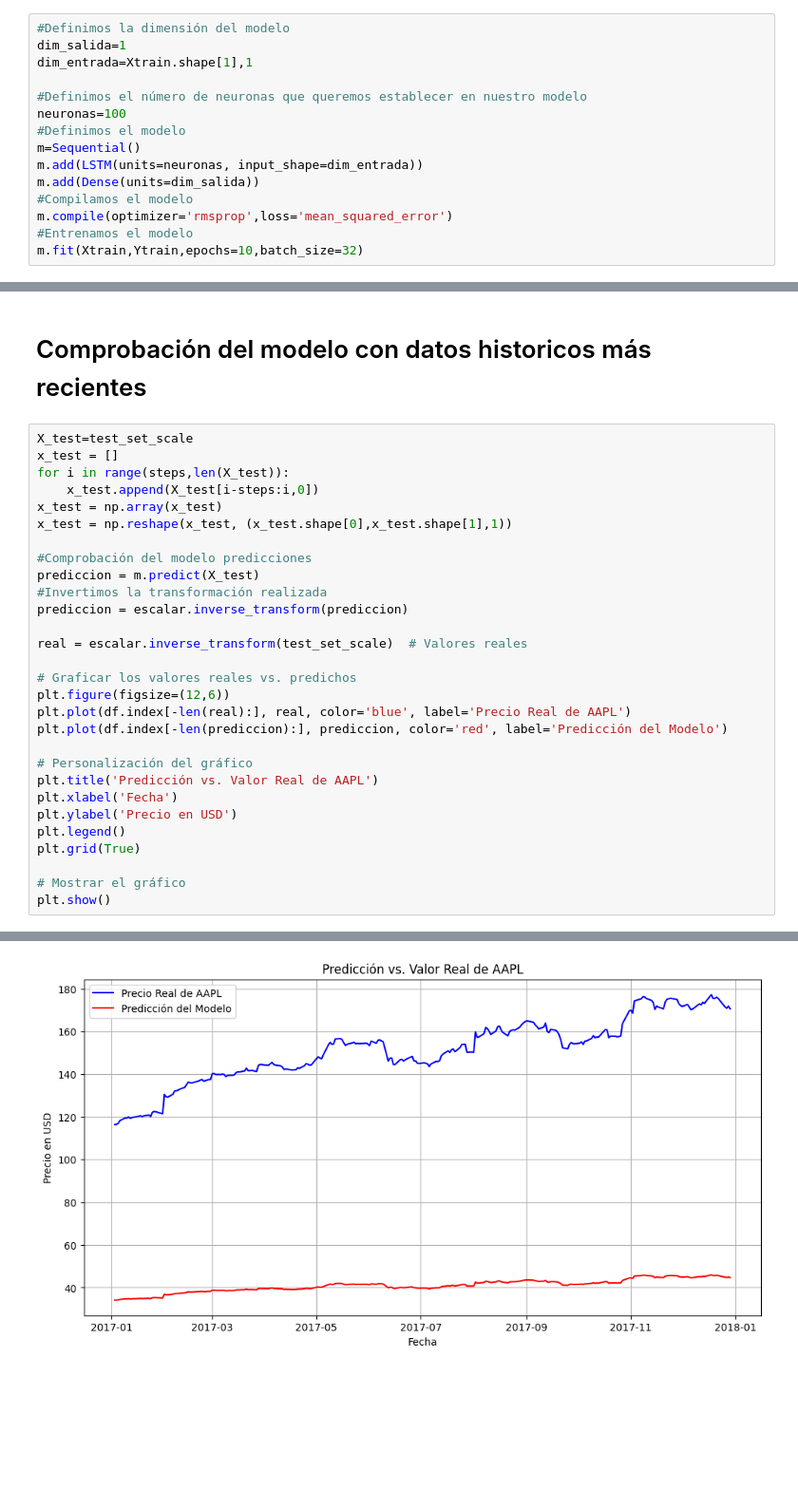
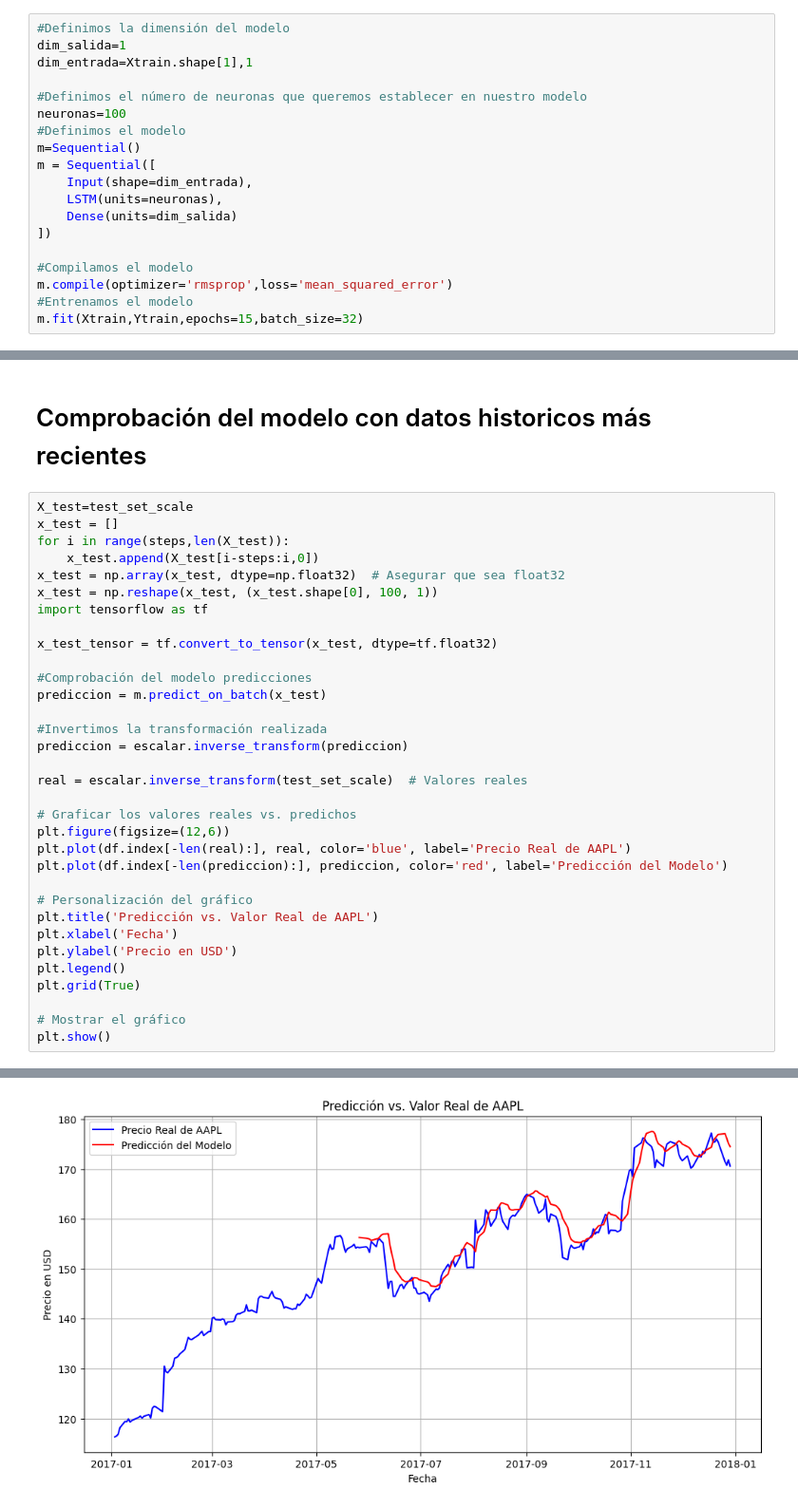
Before and after one commit to Ila021/MCIO1, a Jupyter notebook: Predicción_de_variables_temporales.ipynb, the cells around one changed output, grey strips where cells are left out. Shown at 95% size. Cells and saved outputs as stored; diff of their text form; blank space fills up the shorter version.

```diff
--- a/Predicción_de_variables_temporales.ipynb
+++ b/Predicción_de_variables_temporales.ipynb
@@ -120,10 +123,14 @@ dim_entrada=Xtrain.shape[1],1
 neuronas=100
 #Definimos el modelo
 m=Sequential()
-m.add(LSTM(units=neuronas, input_shape=dim_entrada))
-m.add(Dense(units=dim_salida))
+m = Sequential([
+    Input(shape=dim_entrada),
+    LSTM(units=neuronas),
+    Dense(units=dim_salida)
+])
+
 #Compilamos el modelo
 m.compile(optimizer='rmsprop',loss='mean_squared_error')
 #Entrenamos el modelo
-m.fit(Xtrain,Ytrain,epochs=10,batch_size=32)
+m.fit(Xtrain,Ytrain,epochs=15,batch_size=32)
 # %% [output]
@@ -155,11 +159,15 @@ X_test=test_set_scale
 x_test = []
 for i in range(steps,len(X_test)):
     x_test.append(X_test[i-steps:i,0])
-x_test = np.array(x_test)
-x_test = np.reshape(x_test, (x_test.shape[0],x_test.shape[1],1))
+x_test = np.array(x_test, dtype=np.float32)  # Asegurar que sea float32
+x_test = np.reshape(x_test, (x_test.shape[0], 100, 1))
+import tensorflow as tf
+
+x_test_tensor = tf.convert_to_tensor(x_test, dtype=tf.float32)
 
 #Comprobación del modelo predicciones
-prediccion = m.predict(X_test)
+prediccion = m.predict_on_batch(x_test)
+
 #Invertimos la transformación realizada
 prediccion = escalar.inverse_transform(prediccion)
 
@@ -184 +191 @@ plt.show()
-[figure, old version]
+[figure, new version]
```
Also changed, not shown: parts of 4 cells of this notebook.
